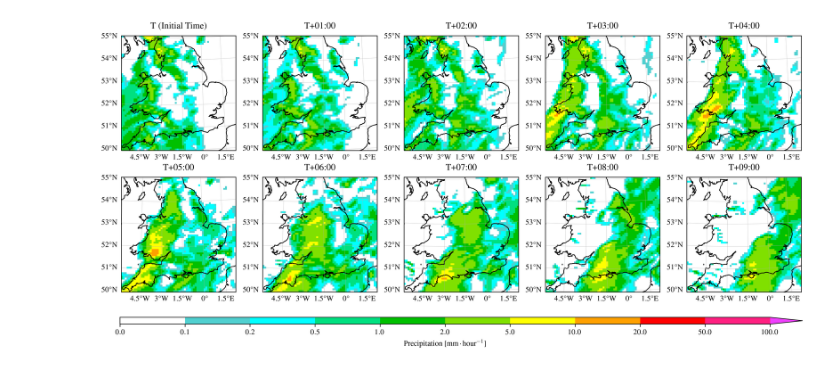
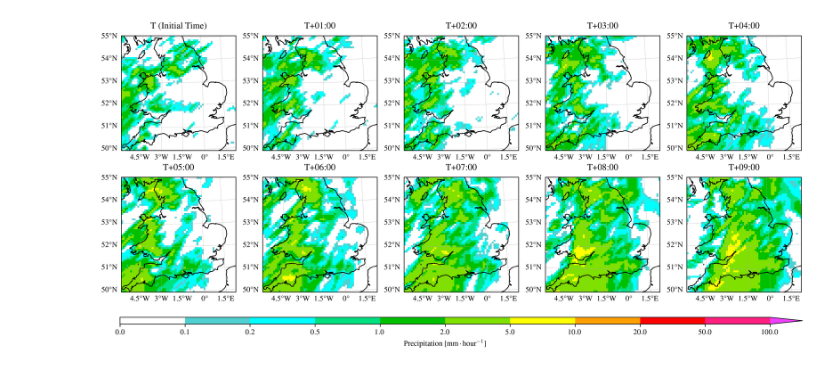
Before and after one commit to henryaddison/video-diffusion-climate, a Jupyter notebook: notebooks/geo.ipynb, the cells around one changed output. Cells and saved outputs as stored; diff of their text form; code cells hidden in the pictures.

```diff
--- a/notebooks/geo.ipynb
+++ b/notebooks/geo.ipynb
@@ -44,35 +46,35 @@ def plot_sample(sample):
             y = 'latitude',
             cmap = precip_cmap,
             norm = precip_norm,
             extend = 'max',
             transform=ccrs.PlateCarree(),
             add_colorbar = False,
         )
         ax.gridlines(linewidth = 0.25, draw_labels={"bottom": "x", "left": "y"}, x_inline=False, y_inline=False)
         ax.coastlines(resolution='10m')
         if i == 0:
             ax.set_title(f"T (Initial Time)")
         else:
             ax.set_title(f"T+0{i}:00")
 
     fig.colorbar(
         im,
         ax = axes,
         orientation="horizontal",
         aspect=100,
         ticks=precip_clevs,
         # shrink = 1,
         label='Precipitation [$\mathrm{mm}\cdot\mathrm{hour}^{-1}$]',
     )
 
     plt.show()
 
-sample = samples[454][0]
+sample = samples[148][0]
 
 da = xr.DataArray(sample, dims=('time', 'y', 'x'), coords={'latitude': latitudes, 'longitude': longitudes})
 plot_sample(da)
 # %% [output]
-[figure, old version]
+[figure, new version]
 # %%
 # 10 frames with the highest max and mean values
 
```
Also changed, not shown: parts of 2 cells of this notebook, 7 other files.
